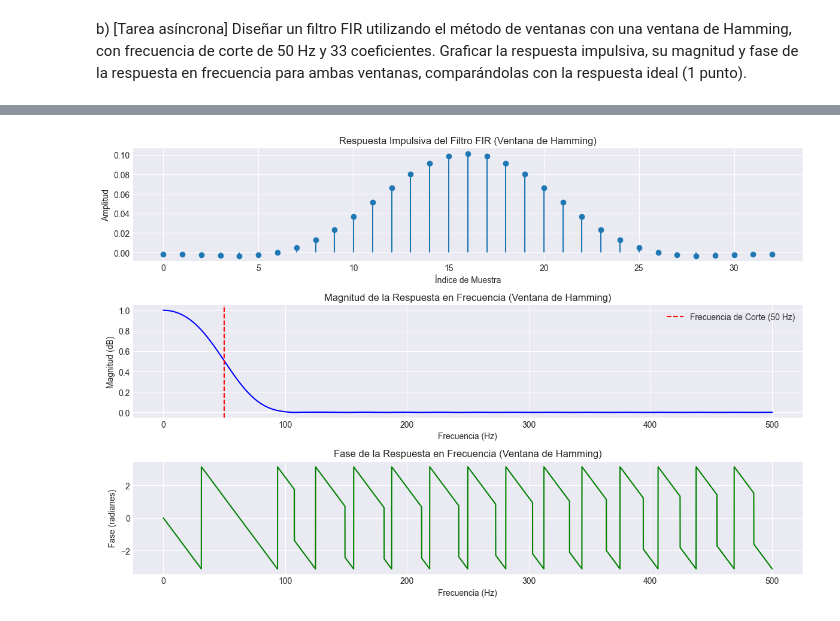
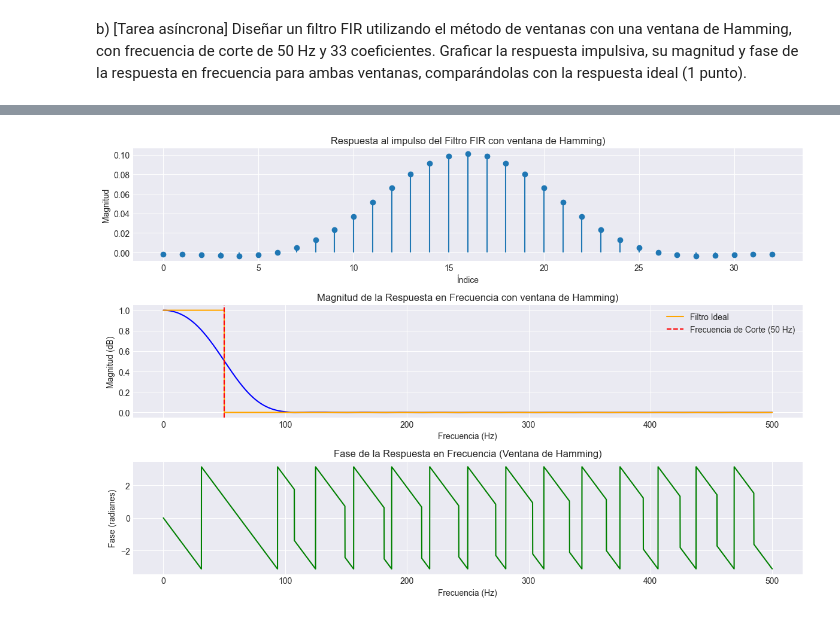
Before and after one commit to ExampleToFollow/PracticasPDS, a Jupyter notebook: Lab4/IP_LAB4_20213704.ipynb, the cells around one changed output, grey strips where cells are left out. Saved outputs shown, nothing was run; the diff lists cells and outputs as text; code cells hidden in the pictures.

```diff
--- a/Lab4/IP_LAB4_20213704.ipynb
+++ b/Lab4/IP_LAB4_20213704.ipynb
@@ -94,42 +50,37 @@ plt.grid('on')
 # %%
 from scipy.signal import firwin, freqz
-# Parámetros del filtro
-fs = 1000  # Frecuencia de muestreo en Hz
-fc = 50    # Frecuencia de corte en Hz
-num_taps = 33  # Número de coeficientes (orden del filtro)
-
+fs = 1000
+fc = 50
 # Diseño del filtro FIR con ventana de Hamming
-# Normalizamos la frecuencia de corte para que esté entre 0 y 0.5 (fs/2)
-hamming_fir_coeffs = firwin(num_taps, fc, fs=fs, window="hamming")
-
-# Calcular la respuesta en frecuencia del filtro
-w, h = freqz(hamming_fir_coeffs, worN=8000, fs=fs)
-
+#ASUMIMOS QUE LA FRECUENCIA DE MUESTREO DE LA SINC ES EL MISMO Q EL DE LA SEÑAL DEL ELECTROCARDIOGRAMA
+coeficiente_filtro_enventanado = firwin(33, fc, fs=fs, window="hamming")
+#CALCULAMOS LA RESPUESTA EN FRECUENCIA DEL FILTRO
+w, h = freqz(coeficiente_filtro_enventanado, worN=10000, fs=fs)
 # Graficar la respuesta impulsiva del filtro
 plt.figure(figsize=(12, 8))
 
 plt.subplot(3, 1, 1)
-plt.stem(hamming_fir_coeffs, use_line_collection=True, basefmt=" ")
-plt.title("Respuesta Impulsiva del Filtro FIR (Ventana de Hamming)")
-plt.xlabel("Índice de Muestra")
-plt.ylabel("Amplitud")
-
+plt.stem(coeficiente_filtro_enventanado, use_line_collection=True, basefmt=" ")
+plt.title("Respuesta al impulso del Filtro FIR con ventana de Hamming)")
+plt.xlabel("Índice")
+plt.ylabel("Magnitud")
 # Graficar la magnitud de la respuesta en frecuencia
 plt.subplot(3, 1, 2)
 plt.plot(w, abs(h), color='blue')
-plt.title("Magnitud de la Respuesta en Frecuencia (Ventana de Hamming)")
+plt.plot(w, np.where(w <= fc, 1, 0), color='orange', label="Filtro Ideal")  # +1e-10 para evitar log(0)
+plt.title("Magnitud de la Respuesta en Frecuencia con ventana de Hamming)")
 plt.xlabel("Frecuencia (Hz)")
 plt.ylabel("Magnitud (dB)")
 plt.grid(True)
 plt.axvline(50, color='red', linestyle='--', label="Frecuencia de Corte (50 Hz)")
 plt.legend()
 plt.subplot(3, 1, 3)
 plt.plot(w, np.angle(h), color='green')
 plt.title("Fase de la Respuesta en Frecuencia (Ventana de Hamming)")
 plt.xlabel("Frecuencia (Hz)")
 plt.ylabel("Fase (radianes)")
 plt.grid(True)
 plt.tight_layout()
 plt.show()
 # %% [output]
-[figure, old version]
+[figure, new version]
```
Also changed, not shown: parts of 9 cells of this notebook.
